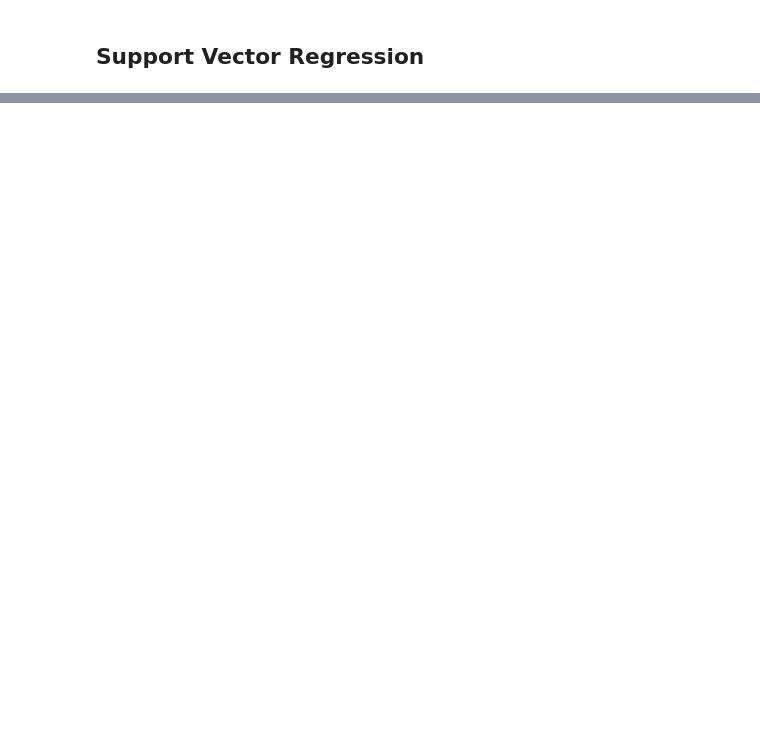
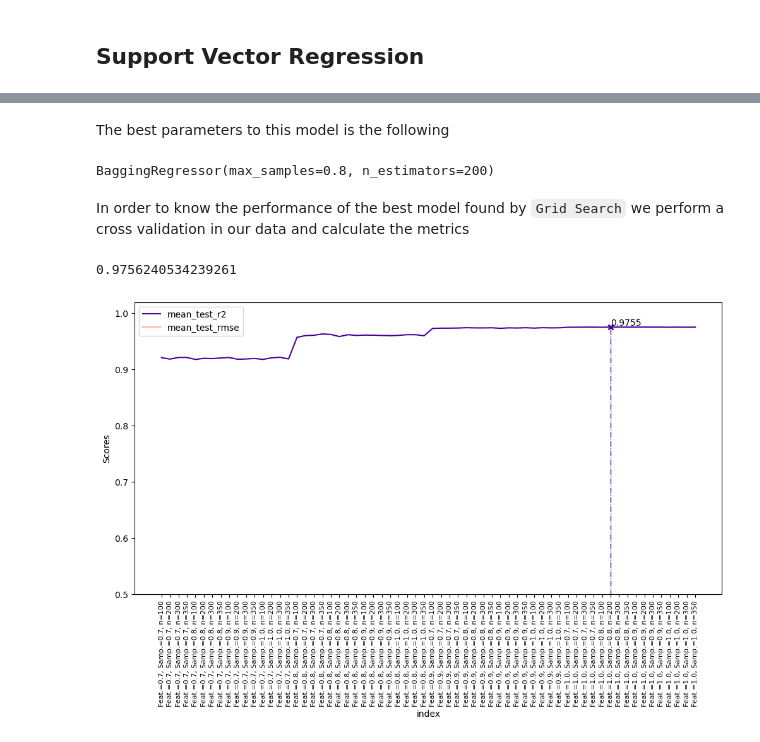
Before and after one commit to afonsopastana/test, a Jupyter notebook: models-to-yield-prediction.ipynb, the cells around one changed output, grey strips where cells are left out. Cells and saved outputs as stored; diff of their text form; code cells hidden in the pictures; blank space fills up the shorter version.

````diff
--- a/models-to-yield-prediction.ipynb
+++ b/models-to-yield-prediction.ipynb
@@ -988,0 +837,19 @@ Yams :  (847, 8)
+# %%
+from sklearn.model_selection import KFold
+from sklearn.model_selection import GridSearchCV
+from sklearn.ensemble import BaggingRegressor
+
+# parameters to the grid
+parameters = {
+    'n_estimators': [100, 200, 300, 350],
+    'max_samples': [0.7, 0.8, 0.9, 1.0],
+    'max_features': [0.7, 0.8, 0.9, 1.0]
+}
+
+metrics = {'r2': 'r2', 'rmse': 'neg_root_mean_squared_error'}
+kf = KFold(n_splits=5, shuffle=True)
+grid = GridSearchCV(BaggingRegressor(), param_grid=parameters, scoring=metrics, cv=kf, verbose=3, refit='r2', n_jobs=-1)
+
+# fitting the grid to X encoded as One Hot and y with non normalized values
+grid.fit(X_oh, y_Nnorm)
+results = grid.cv_results_
@@ -988,0 +891,52 @@ Yams :  (847, 8)
+# %% [markdown]
+The best parameters to this model is the following
+# %%
+grid.best_estimator_
+# %% [output]
+BaggingRegressor(max_samples=0.8, n_estimators=200)
+# %% [markdown]
+In order to know the performance of the best model found by ```Grid Search``` we perform a cross validation in our data and calculate the metrics
+# %%
+clf = grid.best_estimator_
+scoring = ['r2', 'neg_root_mean_squared_error', 'neg_mean_absolute_error']
+cv = ShuffleSplit(n_splits=5, test_size=0.2, random_state=0)
+kf = KFold(n_splits=5, shuffle=True)
+res = cross_validate(clf, X_oh, y_Nnorm, cv=kf, scoring=scoring)
+print('R2: ', res['test_r2'].mean())
+print('RMSE: ', res['test_neg_root_mean_squared_error'].mean()*-1)
+# %% [output]
+0.9756240534239261
+# %%
+name_scores = ['r2']
+colors = ["#4C0099", "#FFB3B3"]
+
+data = pd.DataFrame(results)
+data = data[['param_max_features', 'param_max_samples', 'param_n_estimators', 'mean_test_r2', 'rank_test_r2']]
+labels = [f'max_features={i}, max_samples={j}, n_estim={k}' for i,j,k in zip(data['param_max_features'],data['param_max_samples'],data['param_n_estimators'])]
+fig, ax= plt.subplots(figsize = (12,6))
+
+ax.set_ylim(0.5, 1.02)
+ax = sns.lineplot(data = data[['mean_test_r2']], palette=colors , dashes=False)
+ax.set_xlabel("index")
+ax.set_ylabel("Scores")
+ax.set_xticks(range(len(labels)))
+ax.set_xticklabels(labels, rotation=90, multialignment="left", fontsize=8)
+
+for scorer, color in zip(name_scores,colors):
+    best_index = np.nonzero(data["rank_test_%s" % scorer] == 1)[0][0]
+    best_score = data["mean_test_%s" % scorer][best_index]
+
+    # Plot a dotted vertical line at the best score for that scorer marked by x
+    ax.plot(
+        [best_index, best_index],
+        [0, best_score],
+        linestyle="-.",
+        linewidth=1,
+        color=color,
+        marker="x",
+        markeredgewidth=2,
+        ms=6,
+    )
+    ax.annotate("%0.4f" % best_score, (best_index, best_score + 0.003))
+# %% [output]
+[figure, added]
````
Also changed, not shown: parts of 69 cells of this notebook.
